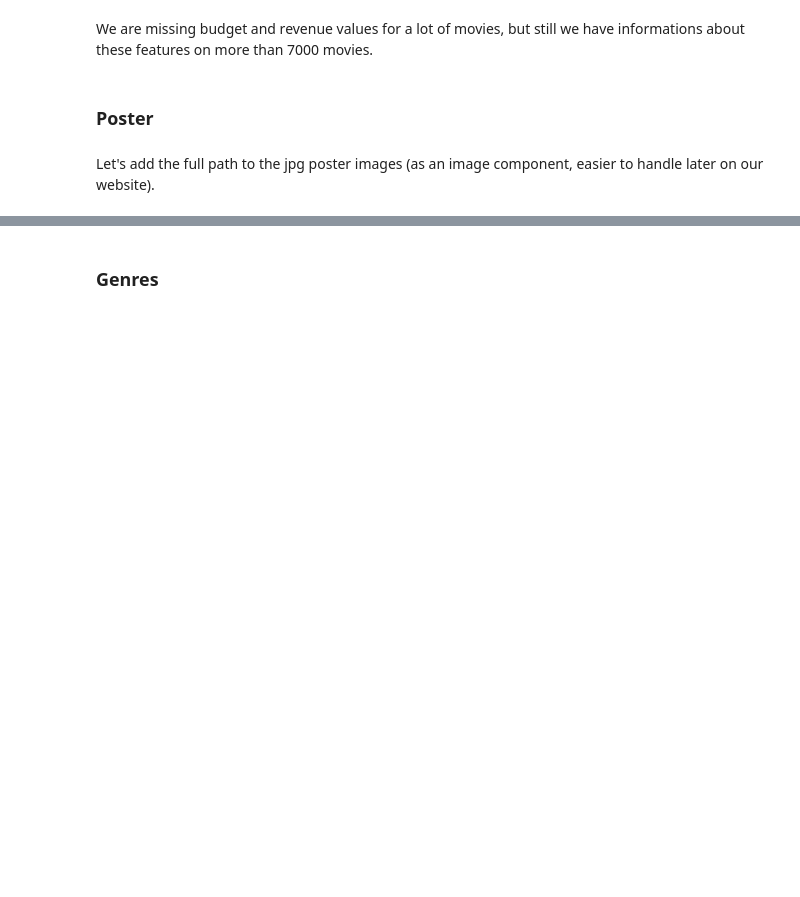
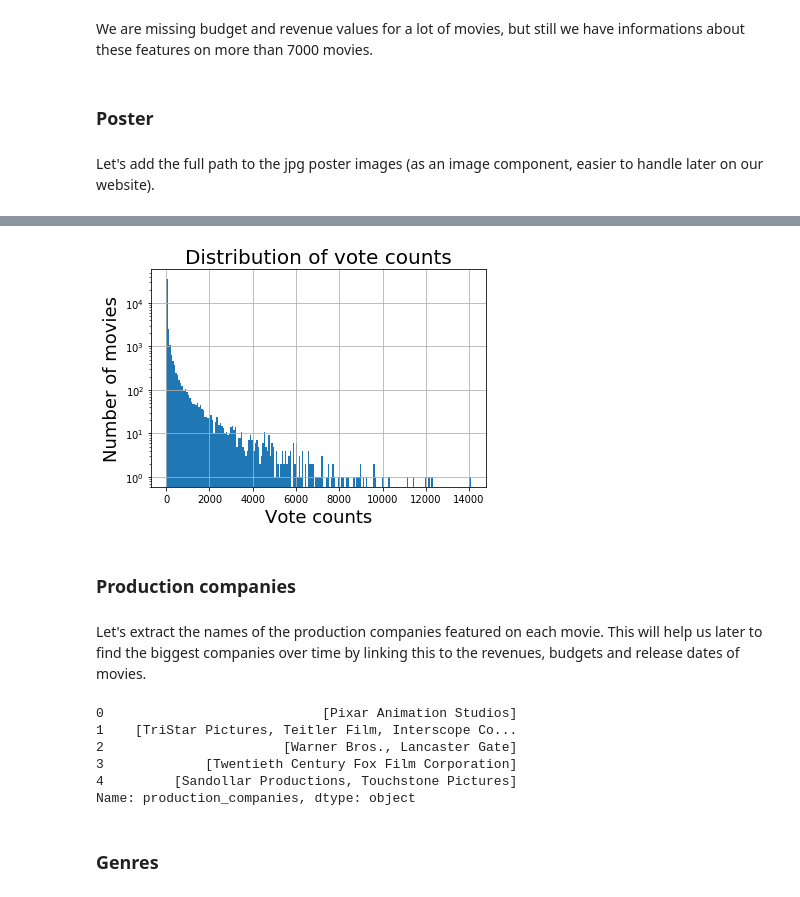
Before and after one commit to com-480-data-visualization/com-480-project-pasdenom, a Jupyter notebook: data_processing.ipynb, the cells around one changed output, grey strips where cells are left out. Cells and saved outputs as stored; diff of their text form; code cells hidden in the pictures; blank space fills up the shorter version.

```diff
--- a/data_processing.ipynb
+++ b/data_processing.ipynb
@@ -145,0 +320,13 @@ metadata['poster_path'] = "<img src='" + base_poster_url + metadata['poster_path
+# %%
+metadata['vote_count'].hist(bins = 200)
+plt.title('Distribution of vote counts', fontsize = 20)
+plt.xlabel('Vote counts', fontsize = 18)
+plt.ylabel('Number of movies', fontsize = 18)
+plt.yscale('log') #A log scale is used to properly show the data since it is heavily skewed towards few votes.
+plt.show()
+# %% [output]
+[figure, added]
+# %% [markdown]
+### Production companies
+# %% [markdown]
+Let's extract the names of the production companies featured on each movie. This will help us later to find the biggest companies over time by linking this to the revenues, budgets and release dates of movies.
@@ -146,2 +336,11 @@ metadata['poster_path'] = "<img src='" + base_poster_url + metadata['poster_path
+# %%
+metadata['production_companies'].head()
+# %% [output]
+0                            [Pixar Animation Studios]
+1    [TriStar Pictures, Teitler Film, Interscope Co...
+2                       [Warner Bros., Lancaster Gate]
+3             [Twentieth Century Fox Film Corporation]
+4         [Sandollar Productions, Touchstone Pictures]
+Name: production_companies, dtype: object
 # %% [markdown]
 ### Genres
```
Also changed, not shown: parts of 68 cells of this notebook.
